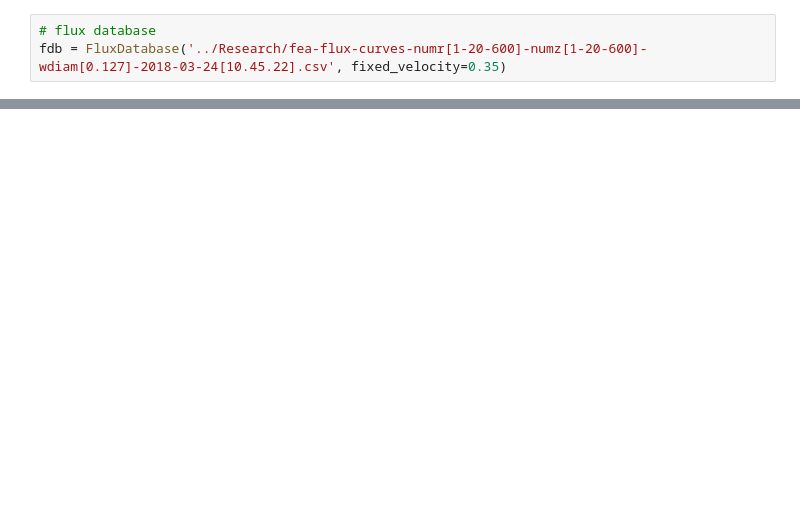
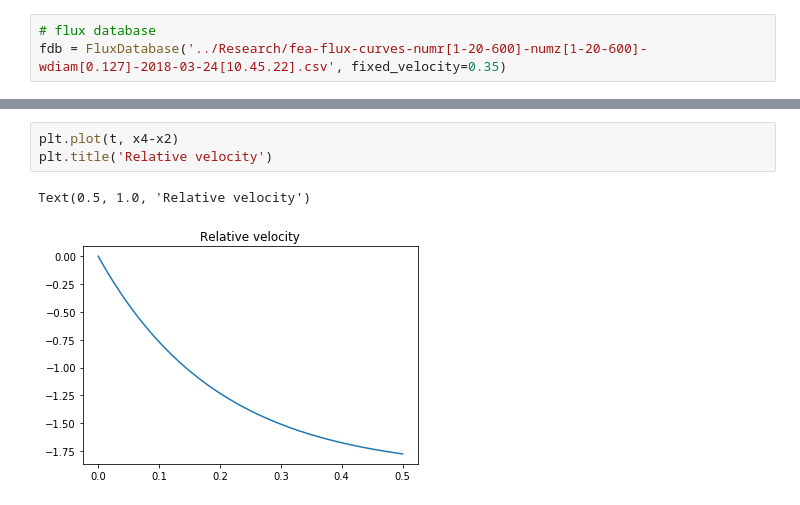
Before and after one commit to mnicstruwig/FlexibleFluxSimulator, a Jupyter notebook: notebooks/2018-11-16-Prototype-Unified-ODE.ipynb, the cells around one changed output, grey strips where cells are left out. Drawn from its saved outputs; the diff is of its cells as text; blank space fills up the shorter version.

```diff
--- a/notebooks/2018-11-16-Prototype-Unified-ODE.ipynb
+++ b/notebooks/2018-11-16-Prototype-Unified-ODE.ipynb
@@ -119,0 +126,6 @@ def unified_ode_coupled_oc(t, y, kwargs):
+# %%
+plt.plot(t, x4-x2)
+plt.title('Relative velocity')
+# %% [output]
+Text(0.5, 1.0, 'Relative velocity')
+[figure, added]
```
Also changed, not shown: parts of 25 cells of this notebook, 1 other file.
